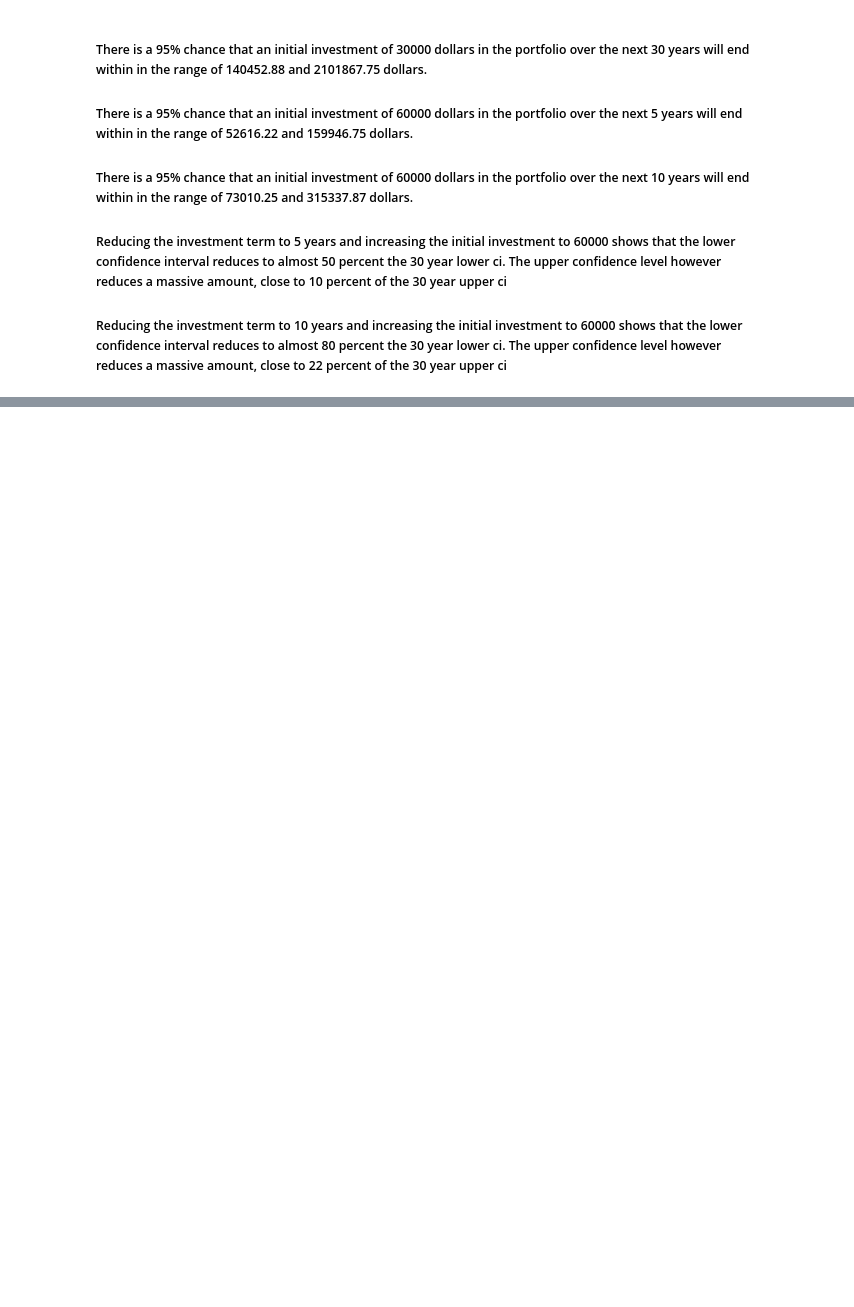
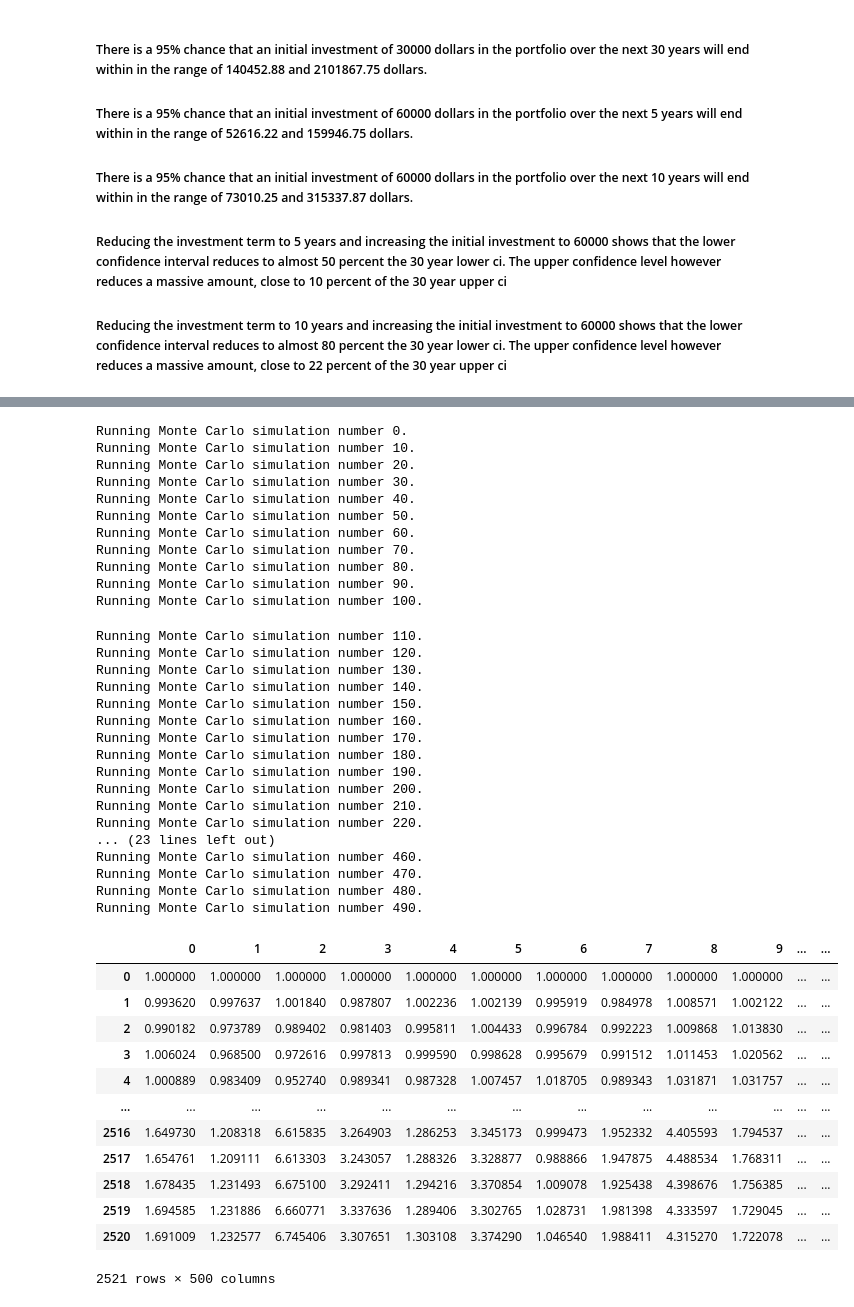
Before and after one commit to apfreeman/Unit-5-Financial-Planning, a Jupyter notebook: Starter_Code/financial-planner.ipynb, the cells around one changed output, grey strips where cells are left out. Drawn from its saved outputs; the diff is of its cells as text; code cells hidden in the pictures; blank space fills up the shorter version.

```diff
--- a/Starter_Code/financial-planner.ipynb
+++ b/Starter_Code/financial-planner.ipynb
@@ -564,0 +368,45 @@ print(total_savings)
+# %%
+# Running a Monte Carlo simulation to forecast 5 years cumulative returns
+MC_40AGG_60SPY_dist_10yrs_Option_2.calc_cumulative_return()
+# %% [output]
+Running Monte Carlo simulation number 0.
+Running Monte Carlo simulation number 10.
+Running Monte Carlo simulation number 20.
+Running Monte Carlo simulation number 30.
+Running Monte Carlo simulation number 40.
+Running Monte Carlo simulation number 50.
+Running Monte Carlo simulation number 60.
+Running Monte Carlo simulation number 70.
+Running Monte Carlo simulation number 80.
+Running Monte Carlo simulation number 90.
+Running Monte Carlo simulation number 100.
+Running Monte Carlo simulation number 110.
+Running Monte Carlo simulation number 120.
+Running Monte Carlo simulation number 130.
+Running Monte Carlo simulation number 140.
+Running Monte Carlo simulation number 150.
+Running Monte Carlo simulation number 160.
+Running Monte Carlo simulation number 170.
+Running Monte Carlo simulation number 180.
+Running Monte Carlo simulation number 190.
+Running Monte Carlo simulation number 200.
+Running Monte Carlo simulation number 210.
+Running Monte Carlo simulation number 220.
+... (23 lines left out)
+Running Monte Carlo simulation number 460.
+Running Monte Carlo simulation number 470.
+Running Monte Carlo simulation number 480.
+Running Monte Carlo simulation number 490.
+|  | 0 | 1 | 2 | 3 | 4 | 5 | 6 | 7 | 8 | 9 | ... | ... |
+| 0 | 1.000000 | 1.000000 | 1.000000 | 1.000000 | 1.000000 | 1.000000 | 1.000000 | 1.000000 | 1.000000 | 1.000000 | ... | ... |
+| 1 | 0.993620 | 0.997637 | 1.001840 | 0.987807 | 1.002236 | 1.002139 | 0.995919 | 0.984978 | 1.008571 | 1.002122 | ... | ... |
+| 2 | 0.990182 | 0.973789 | 0.989402 | 0.981403 | 0.995811 | 1.004433 | 0.996784 | 0.992223 | 1.009868 | 1.013830 | ... | ... |
+| 3 | 1.006024 | 0.968500 | 0.972616 | 0.997813 | 0.999590 | 0.998628 | 0.995679 | 0.991512 | 1.011453 | 1.020562 | ... | ... |
+| 4 | 1.000889 | 0.983409 | 0.952740 | 0.989341 | 0.987328 | 1.007457 | 1.018705 | 0.989343 | 1.031871 | 1.031757 | ... | ... |
+| ... | ... | ... | ... | ... | ... | ... | ... | ... | ... | ... | ... | ... |
+| 2516 | 1.649730 | 1.208318 | 6.615835 | 3.264903 | 1.286253 | 3.345173 | 0.999473 | 1.952332 | 4.405593 | 1.794537 | ... | ... |
+| 2517 | 1.654761 | 1.209111 | 6.613303 | 3.243057 | 1.288326 | 3.328877 | 0.988866 | 1.947875 | 4.488534 | 1.768311 | ... | ... |
+| 2518 | 1.678435 | 1.231493 | 6.675100 | 3.292411 | 1.294216 | 3.370854 | 1.009078 | 1.925438 | 4.398676 | 1.756385 | ... | ... |
+| 2519 | 1.694585 | 1.231886 | 6.660771 | 3.337636 | 1.289406 | 3.302765 | 1.028731 | 1.981398 | 4.333597 | 1.729045 | ... | ... |
+| 2520 | 1.691009 | 1.232577 | 6.745406 | 3.307651 | 1.303108 | 3.374290 | 1.046540 | 1.988411 | 4.315270 | 1.722078 | ... | ... |
+2521 rows × 500 columns
```
Also changed, not shown: parts of 41 cells of this notebook.
